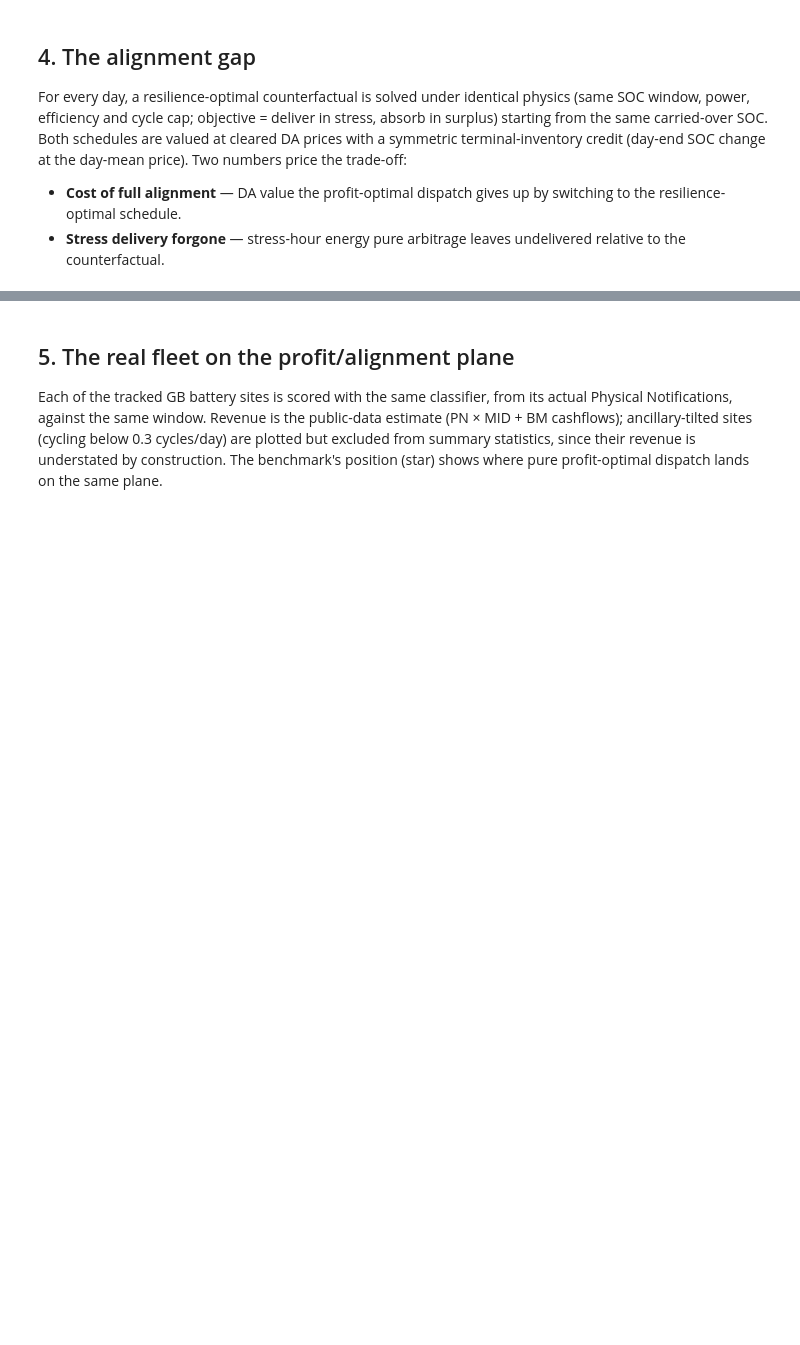
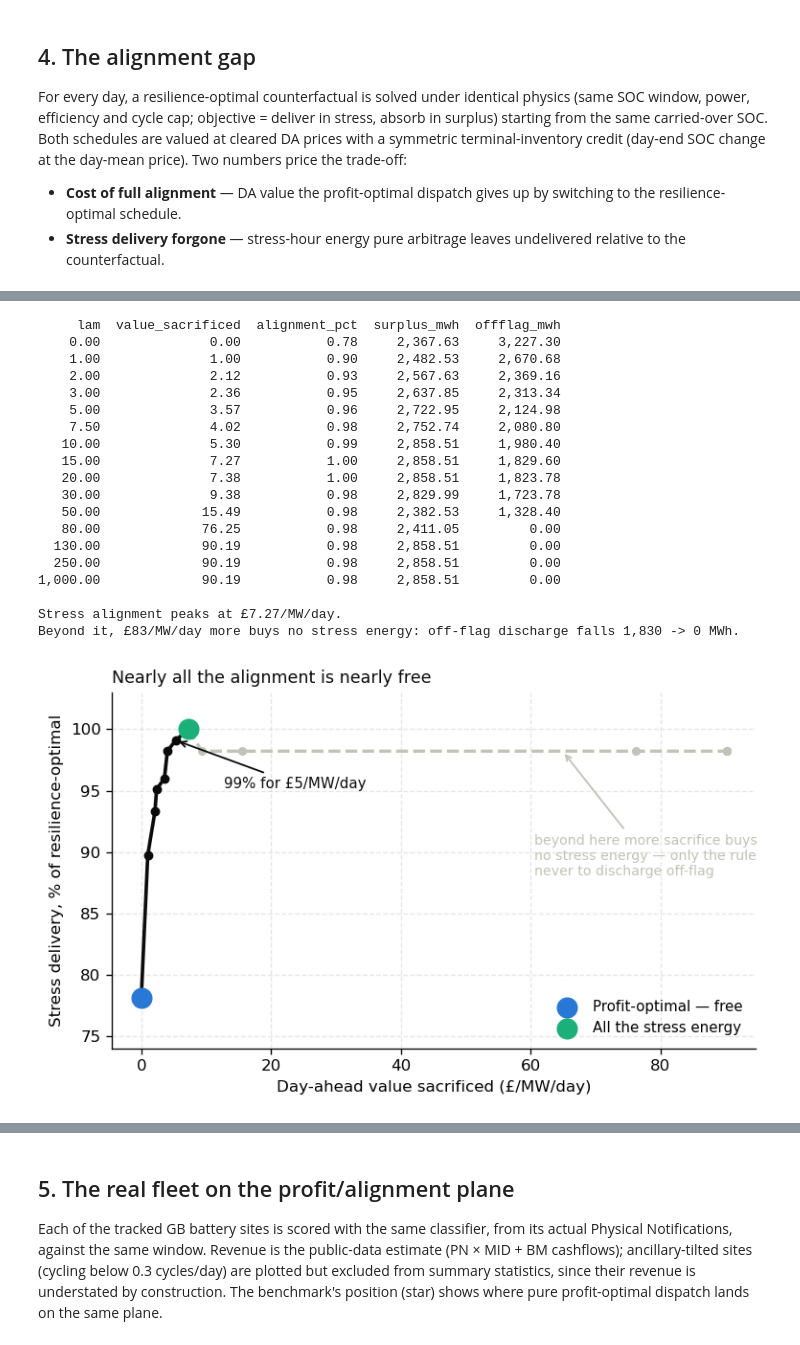
Before and after one commit to shaw029/power-trading, a Jupyter notebook: notebooks/04_alignment_gap.ipynb, the cells around one changed output, grey strips where cells are left out. Cells and saved outputs as stored; diff of their text form; code cells hidden in the pictures; blank space fills up the shorter version.

```diff
--- a/notebooks/04_alignment_gap.ipynb
+++ b/notebooks/04_alignment_gap.ipynb
@@ -447,3 +511,76 @@ Stress delivery forgone: 595 MWh (22% of the resilience-optimal delivery)
+# %%
+print(frontier[["lam", "value_sacrificed", "alignment_pct", "surplus_mwh", "offflag_mwh"]]
+      .to_string(index=False, float_format=lambda v: f"{v:,.2f}"))
+
+peak = frontier.loc[frontier["alignment_pct"].idxmax()]
+knee = frontier[frontier["alignment_pct"] >= 0.99].iloc[0]
+tail = frontier.iloc[-1]
+print(f"\nStress alignment peaks at £{peak['value_sacrificed']:,.2f}/MW/day.")
+print(f"Beyond it, £{tail['value_sacrificed'] - peak['value_sacrificed']:,.0f}/MW/day more "
+      f"buys no stress energy: off-flag discharge falls "
+      f"{peak['offflag_mwh']:,.0f} -> {tail['offflag_mwh']:,.0f} MWh.")
+
+# Figure — the alignment frontier. Two regimes, and the second one is the point.
+fig, ax = plt.subplots(figsize=(6.6, 4.0))
+up = frontier[frontier["value_sacrificed"] <= peak["value_sacrificed"]]
+after = frontier[frontier["value_sacrificed"] >= peak["value_sacrificed"]]
+
+ax.plot(up["value_sacrificed"], up["alignment_pct"] * 100, color=C["ink"], lw=2.2, zorder=3)
+ax.scatter(up["value_sacrificed"], up["alignment_pct"] * 100, s=24, color=C["ink"], zorder=4)
+# The tail is drawn, not hidden: sacrificing more is possible, it simply stops
+# buying stress energy.
+ax.plot(after["value_sacrificed"], after["alignment_pct"] * 100,
+        color=C["ghost"], lw=2.0, ls="--", zorder=2)
+ax.scatter(after["value_sacrificed"], after["alignment_pct"] * 100,
+           s=20, color=C["ghost"], zorder=2)
+
+ax.scatter([0], [frontier["alignment_pct"].iloc[0] * 100], s=150, color=C["da"],
+           zorder=5, label="Profit-optimal — free")
+ax.scatter([peak["value_sacrificed"]], [peak["alignment_pct"] * 100], s=150,
+           color=C["discharge"], zorder=5, label="All the stress energy")
+
+ax.annotate(f"99% for £{knee['value_sacrificed']:,.0f}/MW/day",
+            (knee["value_sacrificed"], knee["alignment_pct"] * 100),
+            xytext=(30, -30), textcoords="offset points", fontsize=9, color=C["ink"],
+            arrowprops=dict(arrowstyle="->", color=C["ink"], lw=1.1))
+ax.annotate("beyond here more sacrifice buys\nno stress energy — only the rule\n"
+            "never to discharge off-flag",
+            (tail["value_sacrificed"] * 0.72, tail["alignment_pct"] * 100),
+            xytext=(-18, -78), textcoords="offset points", fontsize=8.5, color=C["ghost"],
+            arrowprops=dict(arrowstyle="->", color=C["ghost"], lw=1.1))
+
+ax.set_xlabel("Day-ahead value sacrificed (£/MW/day)")
+ax.set_ylabel("Stress delivery, % of resilience-optimal")
+ax.set_ylim(74, 103)
+ax.set_title("Nearly all the alignment is nearly free",
+             fontsize=10.5, loc="left", color=C["ink"])
+ax.legend(frameon=False, fontsize=9, loc="lower right")
+plt.tight_layout()
+# Print-resolution export for the poster: the alignment frontier.
+save_poster_fig(fig, "nb04_fig_alignment_frontier")
+
+plt.show()
+# %% [output]
+     lam  value_sacrificed  alignment_pct  surplus_mwh  offflag_mwh
+    0.00              0.00           0.78     2,367.63     3,227.30
+    1.00              1.00           0.90     2,482.53     2,670.68
+    2.00              2.12           0.93     2,567.63     2,369.16
+    3.00              2.36           0.95     2,637.85     2,313.34
+    5.00              3.57           0.96     2,722.95     2,124.98
+    7.50              4.02           0.98     2,752.74     2,080.80
+   10.00              5.30           0.99     2,858.51     1,980.40
+   15.00              7.27           1.00     2,858.51     1,829.60
+   20.00              7.38           1.00     2,858.51     1,823.78
+   30.00              9.38           0.98     2,829.99     1,723.78
+   50.00             15.49           0.98     2,382.53     1,328.40
+   80.00             76.25           0.98     2,411.05         0.00
+  130.00             90.19           0.98     2,858.51         0.00
+  250.00             90.19           0.98     2,858.51         0.00
+1,000.00             90.19           0.98     2,858.51         0.00
+
+Stress alignment peaks at £7.27/MW/day.
+Beyond it, £83/MW/day more buys no stress energy: off-flag discharge falls 1,830 -> 0 MWh.
+[figure, added]
 # %%
 # Figure 3 — the gap is regime-dependent: cost of alignment by day type.
 tag_rows = {}
```
Also changed, not shown: parts of 16 cells of this notebook, 2 other files.
